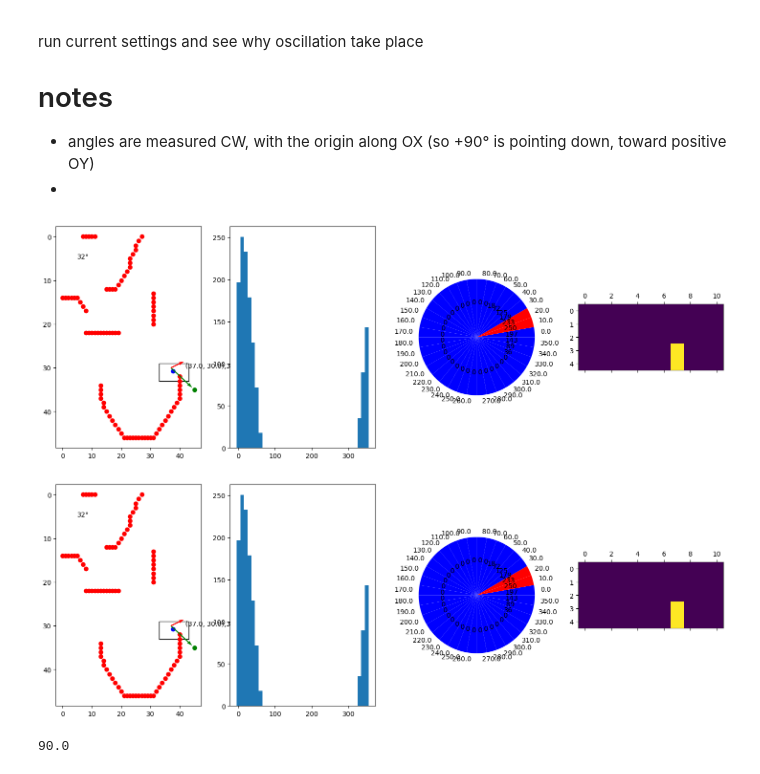
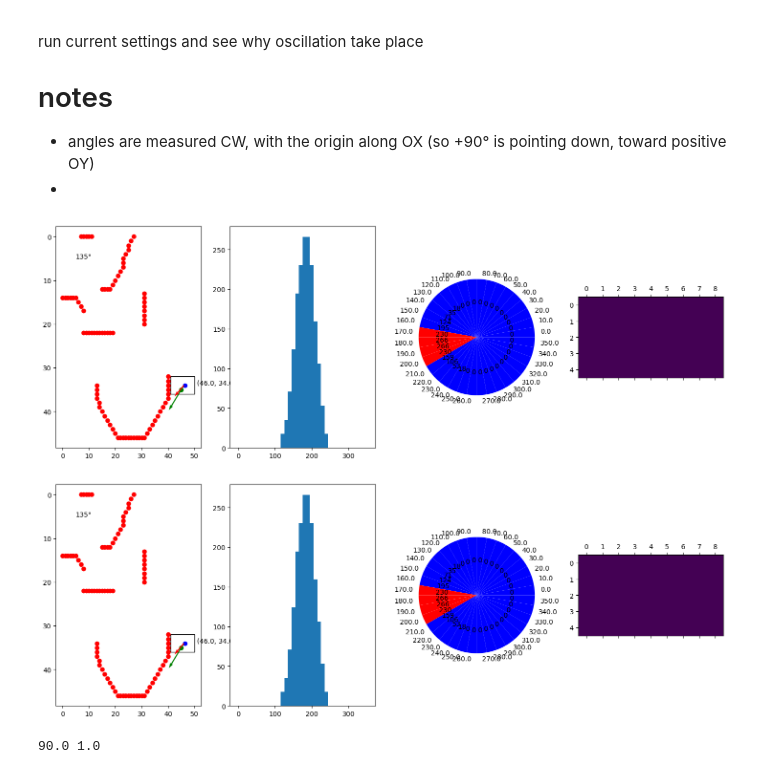
Before and after one commit to diplodocuslongus/vfh-python, a Jupyter notebook: playground.ipynb, the cells around one changed output. Drawn from its saved outputs; the diff is of its cells as text; code cells hidden in the pictures.

```diff
--- a/playground.ipynb
+++ b/playground.ipynb
@@ -13,12 +22,7 @@ run current settings and see why oscillation take place
 # %%
-import matplotlib.pyplot as plt
-import time
-import math
-
-
-%load_ext autoreload
-%autoreload 2
-%matplotlib inline
+# %load_ext autoreload
+# %autoreload 2
+# %matplotlib inline
 
 
 # from lib.polar_histogram import PolarHistogram
@@ -28,35 +32,36 @@ from lib.robot import Robot
 
 # HistogramGrid params
 # active_region_dimension = (16, 16)
 # active_region_dimension = (16, 8)
 active_region_dimension = (10, 4)
 resolution = 1 # 1cm per node
 map_fname = 'map.txt'
 # map_fname = 'map_no_sides.txt'
 
 # PolarHistogram params
 num_bins = 36 # each bin is 360/num_bins degrees
 
 # Robot Params
 # init_location: x, y
-init_location = (36, 30)
+# init_location = (36, 30)
+init_location = (43, 30)
 # init_location = (22, 20)
 # init_location = (35, 30)
 # init_location = (1, 1)
 init_speed = 1
 
 target_location = (45, 35)
 
 print('START')
 robot = Robot.from_map(map_fname, init_location,
                        target_location, init_speed, active_region_dimension, resolution, num_bins)
 print('ROBOT initialized, MAP LOADED')
 
 
 num_steps = 10
 
-# robot.loop(num_steps, draw=True,anim_plot=True)
-robot.loop(num_steps, draw=True,anim_plot=False)
+robot.loop(num_steps, draw=True,anim_plot=True)
+# robot.loop(num_steps, draw=True,anim_plot=False)
 # %% [output]
-[figure, old version]
+[figure, new version]
-[figure, old version]
+[figure, new version]
@@ -79,4 +82,4 @@ ang = get_angle_between_discrete_points(start,end)
 # %%
-print(ang)
+print(ang,dist)
 # %% [output]
-90.0
+90.0 1.0
```
Also changed, not shown: parts of 4 cells of this notebook, 4 other files.
